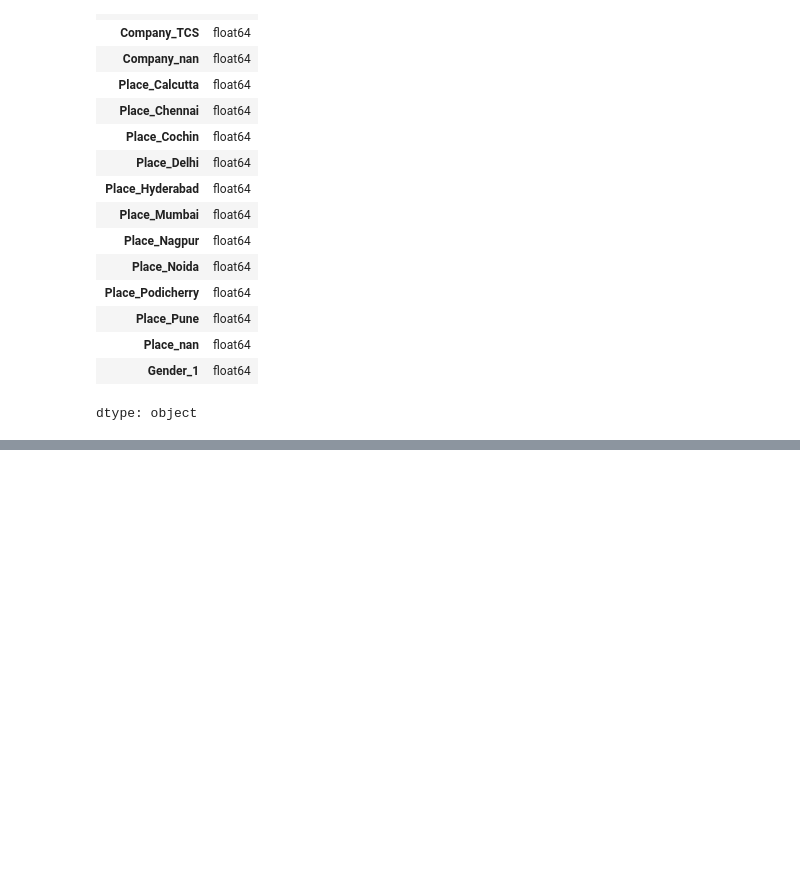
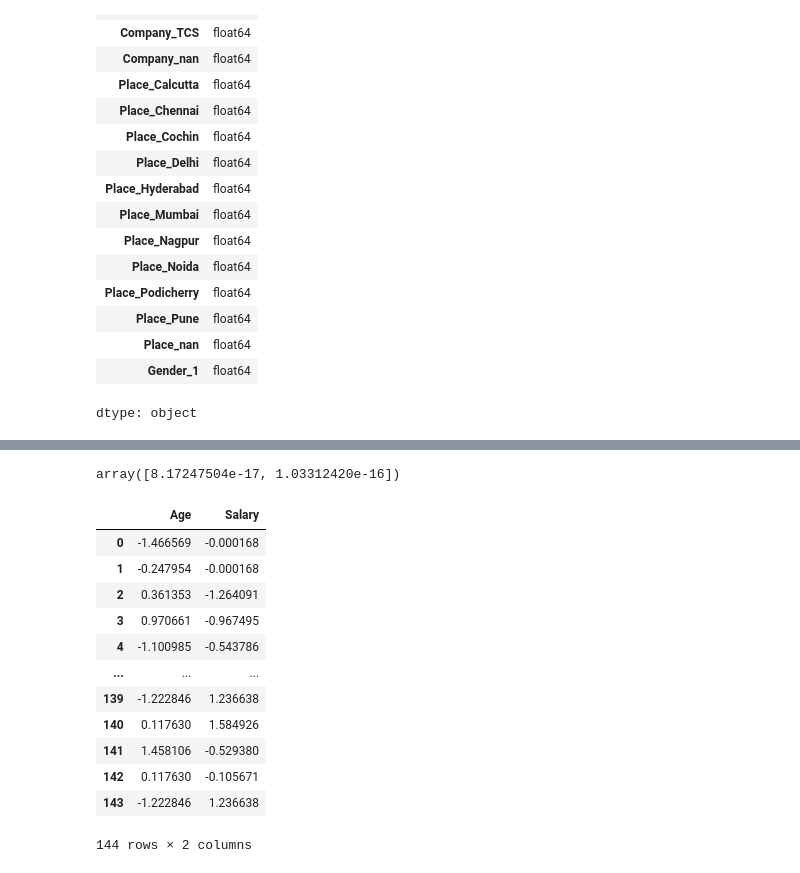
Before and after one commit to valeraboyko2002/test, a Jupyter notebook: препроцессинг.ipynb, the cells around one changed output, grey strips where cells are left out. Cells and saved outputs as stored; diff of their text form; code cells hidden in the pictures; blank space fills up the shorter version.

```diff
--- a/препроцессинг.ipynb
+++ b/препроцессинг.ipynb
@@ -572,0 +620,6 @@ dtype: object
+# %%
+from sklearn.preprocessing import StandardScaler
+
+scaler = StandardScaler().fit(data)
+data_scaled = scaler.transform(data)
+data_scaled
@@ -572,0 +644,21 @@ dtype: object
+# %%
+data_scaled.mean(axis=0)
+# %% [output]
+array([8.17247504e-17, 1.03312420e-16])
+# %%
+scaled_data_set=pd.DataFrame(data_scaled,columns=data.columns)
+scaled_data_set
+# %% [output]
+|  | Age | Salary |
+| 0 | -1.466569 | -0.000168 |
+| 1 | -0.247954 | -0.000168 |
+| 2 | 0.361353 | -1.264091 |
+| 3 | 0.970661 | -0.967495 |
+| 4 | -1.100985 | -0.543786 |
+| ... | ... | ... |
+| 139 | -1.222846 | 1.236638 |
+| 140 | 0.117630 | 1.584926 |
+| 141 | 1.458106 | -0.529380 |
+| 142 | 0.117630 | -0.105671 |
+| 143 | -1.222846 | 1.236638 |
+144 rows × 2 columns
```
Also changed, not shown: parts of 13 cells of this notebook.
